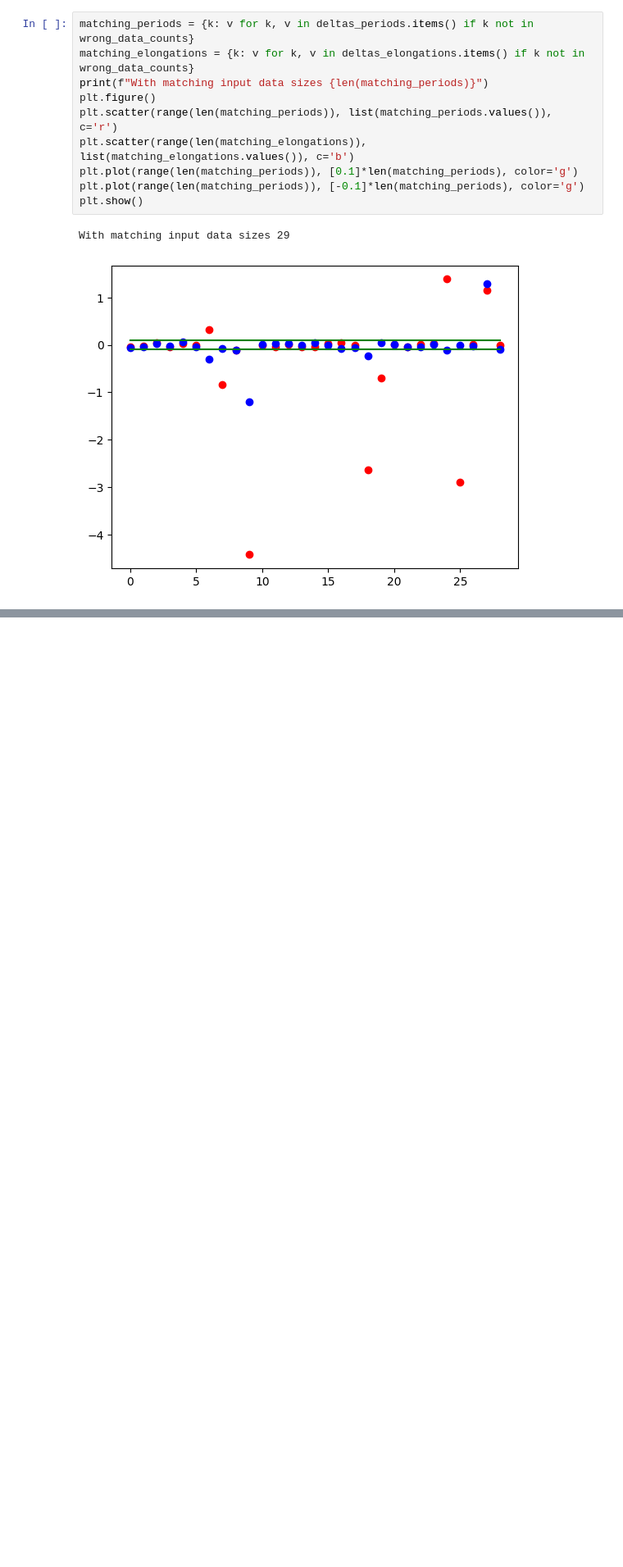
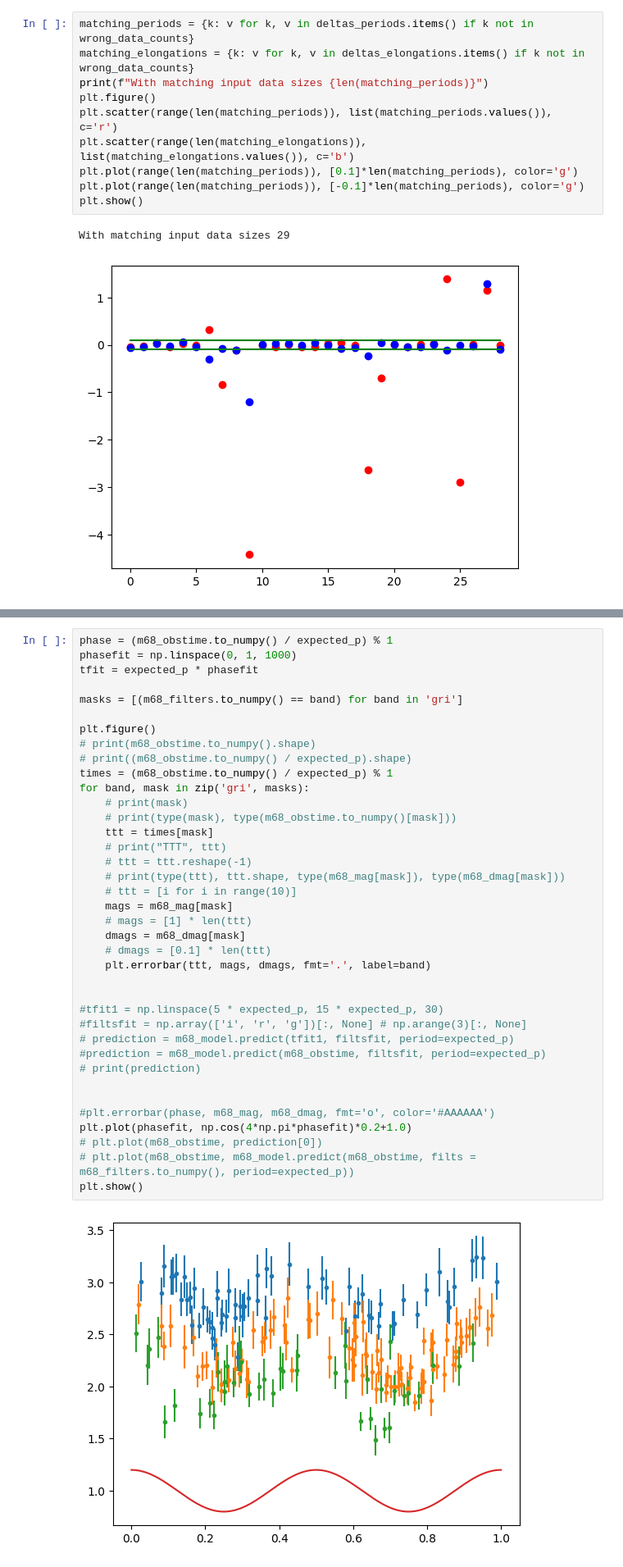
Before and after one commit to HoodedCrow/adam_core, a Jupyter notebook: examples/rotation_period.ipynb, the cells around one changed output, grey strips where cells are left out. Shown at 82% size. Drawn from its saved outputs; the diff is of its cells as text; blank space fills up the shorter version.

```diff
--- a/examples/rotation_period.ipynb
+++ b/examples/rotation_period.ipynb
@@ -1079,0 +1230,40 @@ Magnitudes [18.978841140685482, 18.436727648906718, 18.549023440743692, 0.0], c1
+# %%
+phase = (m68_obstime.to_numpy() / expected_p) % 1
+phasefit = np.linspace(0, 1, 1000)
+tfit = expected_p * phasefit
+
+masks = [(m68_filters.to_numpy() == band) for band in 'gri']
+
+plt.figure()
+# print(m68_obstime.to_numpy().shape)
+# print((m68_obstime.to_numpy() / expected_p).shape)
+times = (m68_obstime.to_numpy() / expected_p) % 1
+for band, mask in zip('gri', masks):
+    # print(mask)
+    # print(type(mask), type(m68_obstime.to_numpy()[mask]))
+    ttt = times[mask]
+    # print("TTT", ttt)
+    # ttt = ttt.reshape(-1)
+    # print(type(ttt), ttt.shape, type(m68_mag[mask]), type(m68_dmag[mask]))
+    # ttt = [i for i in range(10)]
+    mags = m68_mag[mask]
+    # mags = [1] * len(ttt)
+    dmags = m68_dmag[mask]
+    # dmags = [0.1] * len(ttt)
+    plt.errorbar(ttt, mags, dmags, fmt='.', label=band)
+
+
+#tfit1 = np.linspace(5 * expected_p, 15 * expected_p, 30)
+#filtsfit = np.array(['i', 'r', 'g'])[:, None] # np.arange(3)[:, None]
+# prediction = m68_model.predict(tfit1, filtsfit, period=expected_p)
+#prediction = m68_model.predict(m68_obstime, filtsfit, period=expected_p)
+# print(prediction)
+
+
+#plt.errorbar(phase, m68_mag, m68_dmag, fmt='o', color='#AAAAAA')
+plt.plot(phasefit, np.cos(4*np.pi*phasefit)*0.2+1.0)
+# plt.plot(m68_obstime, prediction[0])
+# plt.plot(m68_obstime, m68_model.predict(m68_obstime, filts = m68_filters.to_numpy(), period=expected_p))
+plt.show()
+# %% [output]
+[figure, added]
```
Also changed, not shown: parts of 9 cells of this notebook, 1 other file.
